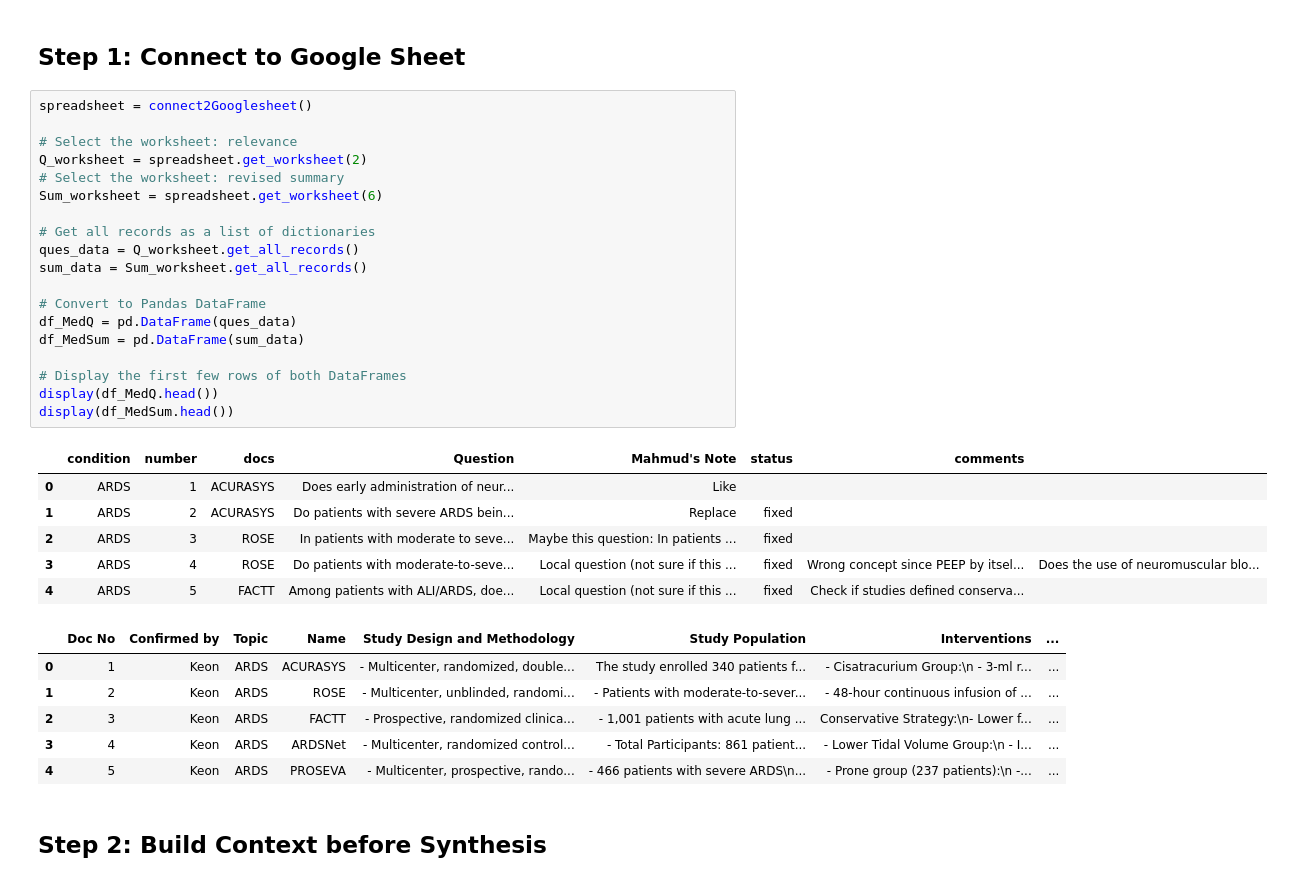
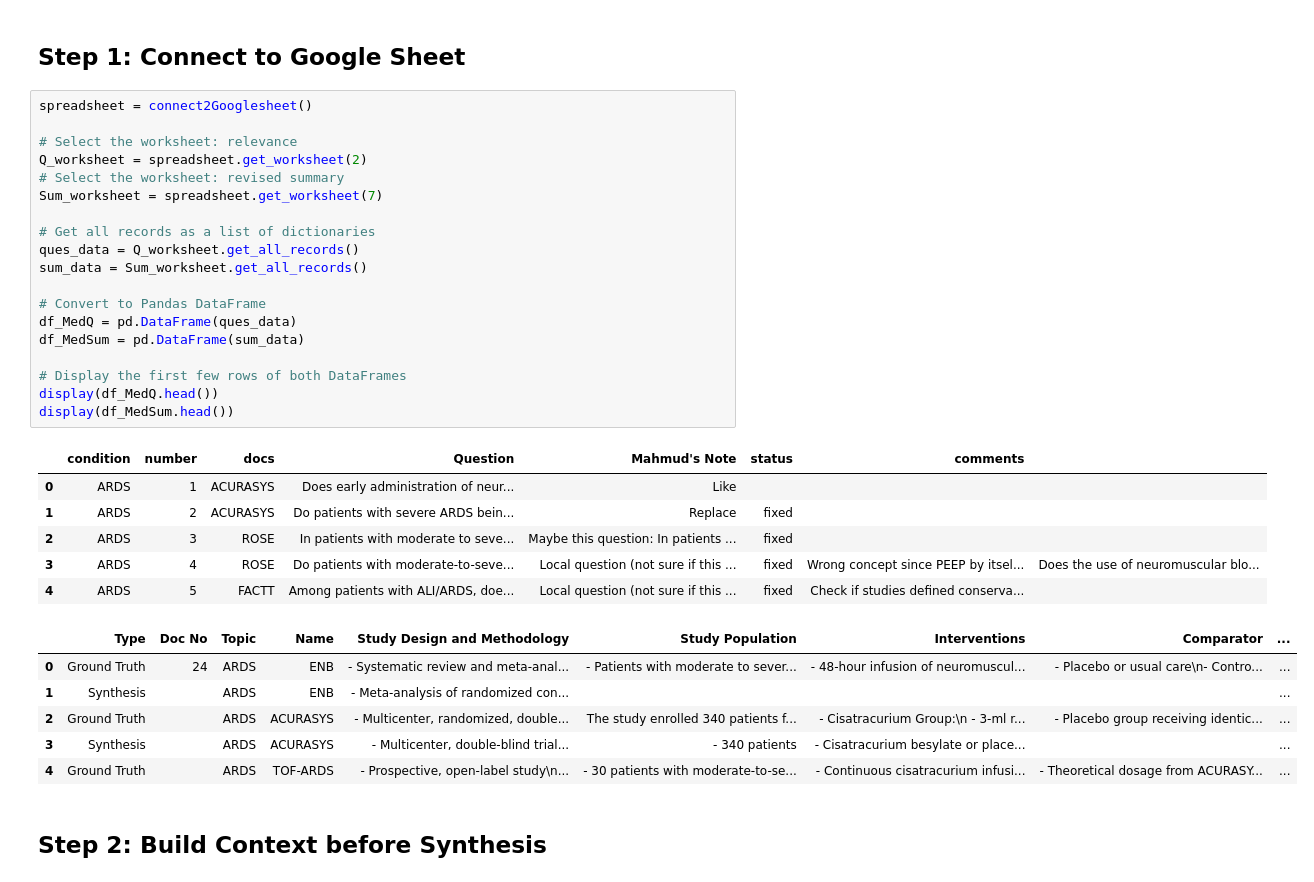
Before and after one commit to suim-park/GraphRAG_experiments, a Jupyter notebook: synthesis.ipynb, the cells around one changed output. Saved outputs shown, nothing was run; the diff lists cells and outputs as text.

Commit message:
Update synthesis model

```diff
--- a/synthesis.ipynb
+++ b/synthesis.ipynb
@@ -51,35 +51,35 @@ The 'entities' index already exists.
 # %%
 spreadsheet = connect2Googlesheet()
 
 # Select the worksheet: relevance
 Q_worksheet = spreadsheet.get_worksheet(2)
 # Select the worksheet: revised summary
-Sum_worksheet = spreadsheet.get_worksheet(6)
+Sum_worksheet = spreadsheet.get_worksheet(7)
 
 # Get all records as a list of dictionaries
 ques_data = Q_worksheet.get_all_records()
 sum_data = Sum_worksheet.get_all_records()
 
 # Convert to Pandas DataFrame
 df_MedQ = pd.DataFrame(ques_data)
 df_MedSum = pd.DataFrame(sum_data)
 
 # Display the first few rows of both DataFrames
 display(df_MedQ.head())
 display(df_MedSum.head())
 # %% [output]
 |  | condition | number | docs | Question | Mahmud's Note | status | comments |  |
 | 0 | ARDS | 1 | ACURASYS | Does early administration of neur... | Like |  |  |  |
 | 1 | ARDS | 2 | ACURASYS | Do patients with severe ARDS bein... | Replace | fixed |  |  |
 | 2 | ARDS | 3 | ROSE | In patients with moderate to seve... | Maybe this question: In patients ... | fixed |  |  |
 | 3 | ARDS | 4 | ROSE | Do patients with moderate-to-seve... | Local question (not sure if this ... | fixed | Wrong concept since PEEP by itsel... | Does the use of neuromuscular blo... |
 | 4 | ARDS | 5 | FACTT | Among patients with ALI/ARDS, doe... | Local question (not sure if this ... | fixed | Check if studies defined conserva... |  |
-|  | Doc No | Confirmed by | Topic | Name | Study Design and Methodology | Study Population | Interventions | ... |
-| 0 | 1 | Keon | ARDS | ACURASYS | - Multicenter, randomized, double... | The study enrolled 340 patients f... | - Cisatracurium Group:\n - 3-ml r... | ... |
-| 1 | 2 | Keon | ARDS | ROSE | - Multicenter, unblinded, randomi... | - Patients with moderate-to-sever... | - 48-hour continuous infusion of ... | ... |
-| 2 | 3 | Keon | ARDS | FACTT | - Prospective, randomized clinica... | - 1,001 patients with acute lung ... | Conservative Strategy:\n- Lower f... | ... |
-| 3 | 4 | Keon | ARDS | ARDSNet | - Multicenter, randomized control... | - Total Participants: 861 patient... | - Lower Tidal Volume Group:\n - I... | ... |
-| 4 | 5 | Keon | ARDS | PROSEVA | - Multicenter, prospective, rando... | - 466 patients with severe ARDS\n... | - Prone group (237 patients):\n -... | ... |
+|  | Type | Doc No | Topic | Name | Study Design and Methodology | Study Population | Interventions | Comparator | ... |
+| 0 | Ground Truth | 24 | ARDS | ENB | - Systematic review and meta-anal... | - Patients with moderate to sever... | - 48-hour infusion of neuromuscul... | - Placebo or usual care\n- Contro... | ... |
+| 1 | Synthesis |  | ARDS | ENB | - Meta-analysis of randomized con... |  |  |  | ... |
+| 2 | Ground Truth |  | ARDS | ACURASYS | - Multicenter, randomized, double... | The study enrolled 340 patients f... | - Cisatracurium Group:\n - 3-ml r... | - Placebo group receiving identic... | ... |
+| 3 | Synthesis |  | ARDS | ACURASYS | - Multicenter, double-blind trial... | - 340 patients | - Cisatracurium besylate or place... |  | ... |
+| 4 | Ground Truth |  | ARDS | TOF-ARDS | - Prospective, open-label study\n... | - 30 patients with moderate-to-se... | - Continuous cisatracurium infusi... | - Theoretical dosage from ACURASY... | ... |
 # %% [markdown]
 ## Step 2: Build Context before Synthesis
 # %%
```
Also changed, not shown: parts of 19 cells of this notebook, 7 other files.
